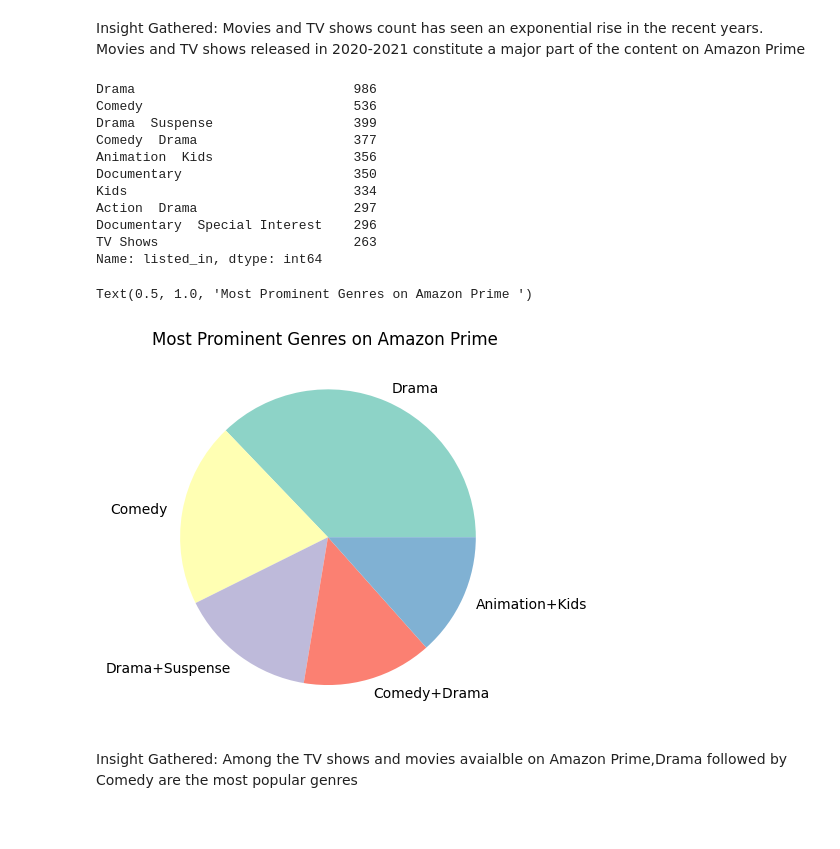
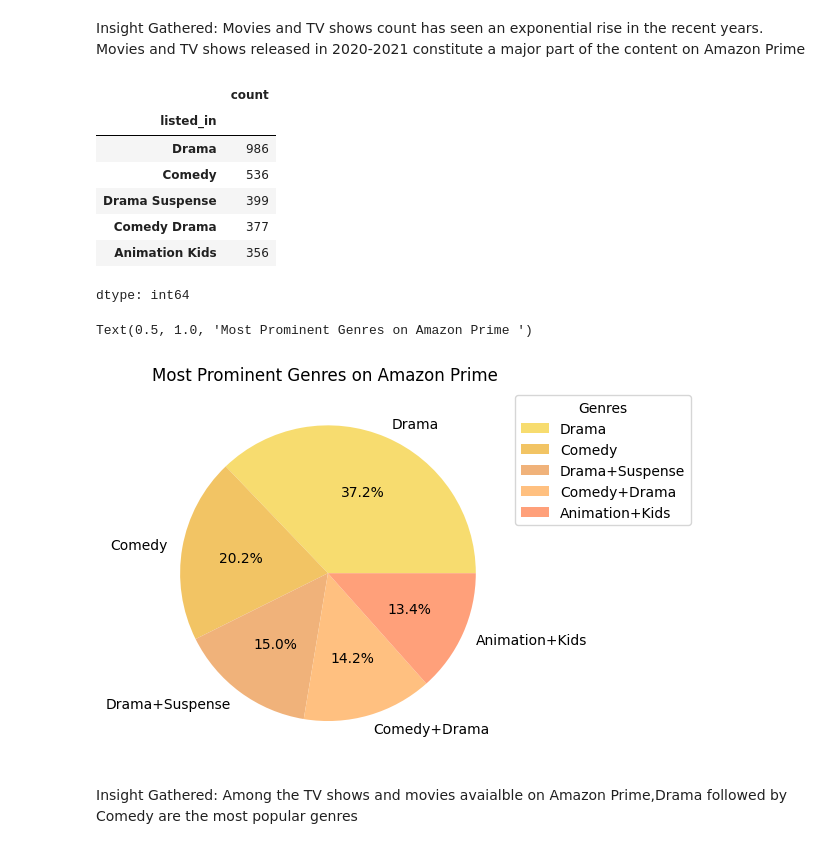
Before and after one commit to AmruhaAhmed/Amazon-Prime-Analysis-using-Python, a Jupyter notebook: AmazonPrime.ipynb, the cells around one changed output. Saved outputs shown, nothing was run; the diff lists cells and outputs as text; code cells hidden in the pictures.

```diff
--- a/AmazonPrime.ipynb
+++ b/AmazonPrime.ipynb
@@ -393,28 +444,27 @@ Text(0.5, 1.0, 'Histogram of Releases of Tv Shows/Movies Available on Amazon Pri
 # %% [markdown]
 Insight Gathered: Movies and TV shows count has seen an exponential rise in the recent years. Movies and TV shows  released in 2020-2021 constitute a major part of the content on Amazon Prime
 # %%
-df['listed_in'].value_counts().head(10)
+df['listed_in'].value_counts().head(5)
 # %% [output]
+|  | count |
+| listed_in |  |
+| Drama | 986 |
+| Comedy | 536 |
+| Drama Suspense | 399 |
+| Comedy Drama | 377 |
+| Animation Kids | 356 |
-Drama                            986
-Comedy                           536
-Drama  Suspense                  399
-Comedy  Drama                    377
-Animation  Kids                  356
-Documentary                      350
-Kids                             334
-Action  Drama                    297
-Documentary  Special Interest    296
-TV Shows                         263
-Name: listed_in, dtype: int64
+dtype: int64
 # %%
-palette_color=sns.color_palette("Set3")
+palette_color=palette_color = ['#F7DC6F', '#F2C464', '#F0B27A', '#FFC080', '#FFA07A']
 keys=['Drama','Comedy','Drama+Suspense','Comedy+Drama','Animation+Kids']
 data=[986,536,399,377,356]
-plt.pie(data,labels=keys,colors=palette_color)
+plt.pie(data,labels=keys,colors=palette_color,autopct='%1.1f%%')
+legend_labels = keys
+plt.legend( legend_labels, loc='upper right', bbox_to_anchor=(1.5, 1), title="Genres")
 plt.title("Most Prominent Genres on Amazon Prime ")
 # %% [output]
 Text(0.5, 1.0, 'Most Prominent Genres on Amazon Prime ')
-[figure, old version]
+[figure, new version]
 # %% [markdown]
 Insight Gathered: Among the TV shows and movies avaialble on Amazon Prime,Drama followed by Comedy are the most popular genres
 # %%
```
Also changed, not shown: parts of 48 cells of this notebook.
